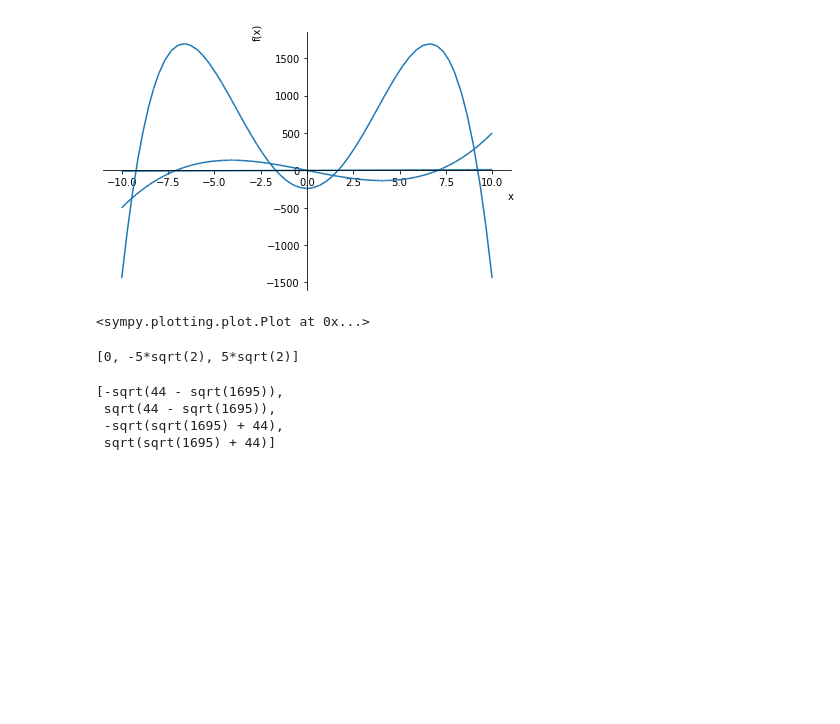
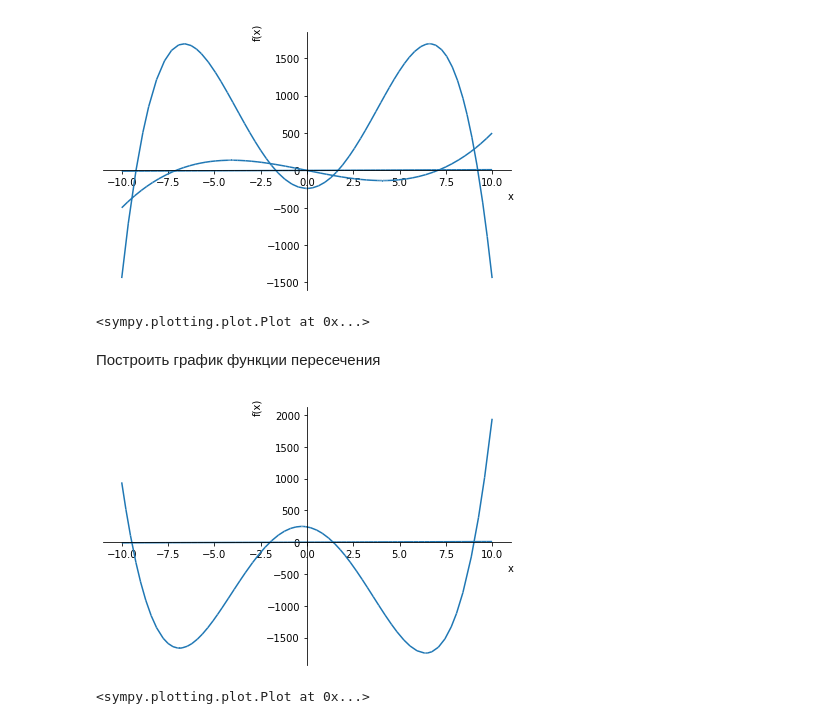
Before and after one commit to proDreams/GB_Python, a Jupyter notebook: Seminar_11.ipynb, the cells around one changed output. Cells and saved outputs as stored; diff of their text form; code cells hidden in the pictures; blank space fills up the shorter version.

```diff
--- a/Seminar_11.ipynb
+++ b/Seminar_11.ipynb
@@ -10,7 +10,9 @@ f(x) = x^3 - 50x и g(x) = -x^4 + 88x^2 - 241
 - Построить график функции пересечения
 # %%
 from sympy import *
-
-x = symbols('x')
+x = Symbol('x', real = True)
+f = Function('f')
+g = Function('g')
 fx = x**3 - 50*x
-gx = -x**4 + 88*x**2 - 241
+gx = -1*x**4 + 88*x**2 - 241
+fgx = x**3 - 50*x + 1*x**4 - 88*x**2 + 241
@@ -19,16 +59,3 @@ plot(fx, gx, x)
 # %% [output]
 [figure]
 <sympy.plotting.plot.Plot at 0x...>
-# %%
-f_roots = solve(fx)
-g_roots = solve(gx)
-f_roots
-# %% [output]
-[0, -5*sqrt(2), 5*sqrt(2)]
-# %%
-g_roots
-# %% [output]
-[-sqrt(44 - sqrt(1695)),
- sqrt(44 - sqrt(1695)),
- -sqrt(sqrt(1695) + 44),
- sqrt(sqrt(1695) + 44)]
@@ -36,0 +62,7 @@ solve(f_roots[1])
+# %% [markdown]
+Построить график функции пересечения
+# %%
+plot(fgx, x)
+# %% [output]
+[figure, added]
+<sympy.plotting.plot.Plot at 0x...>
```
Also changed, not shown: parts of 11 cells of this notebook.
